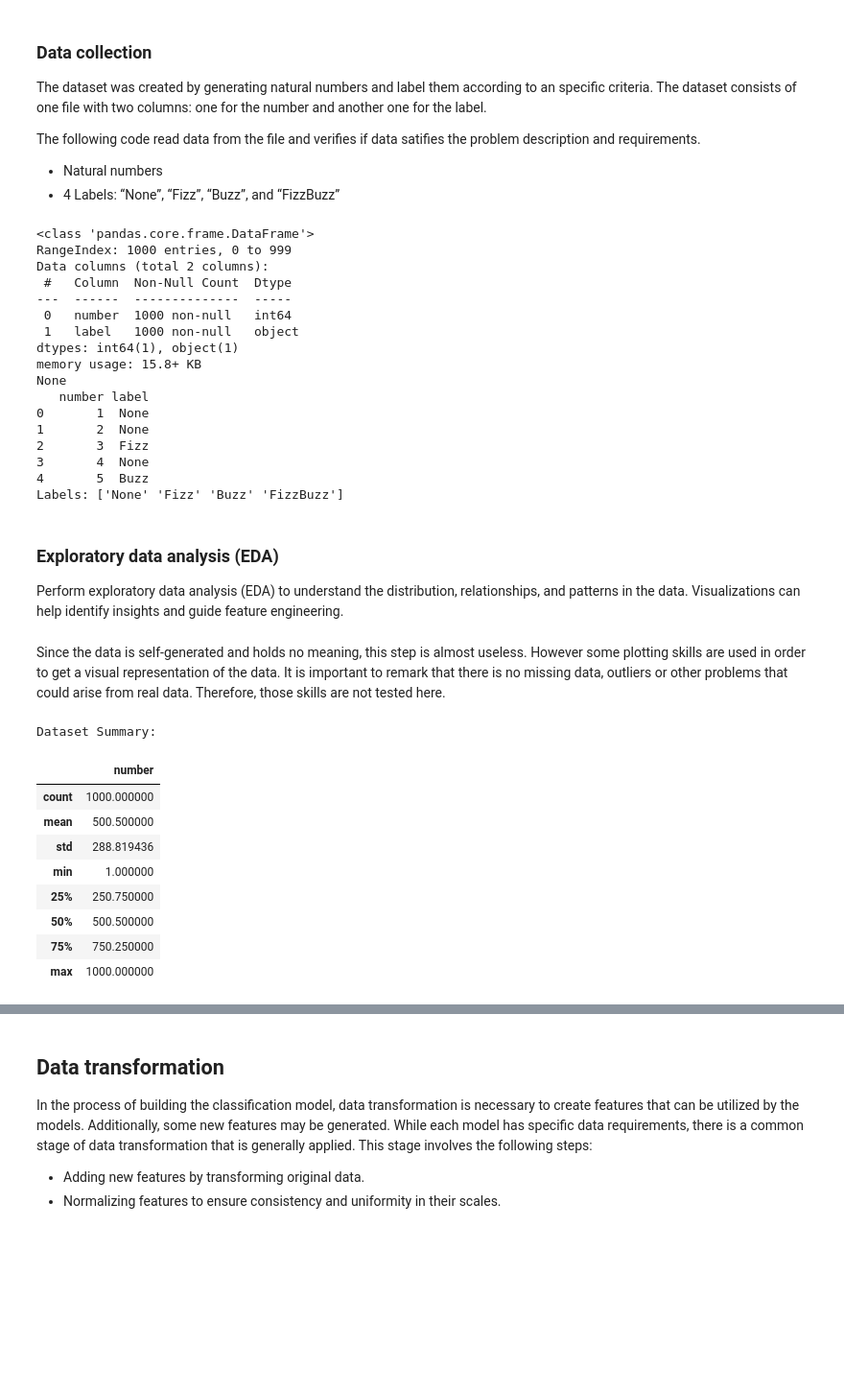
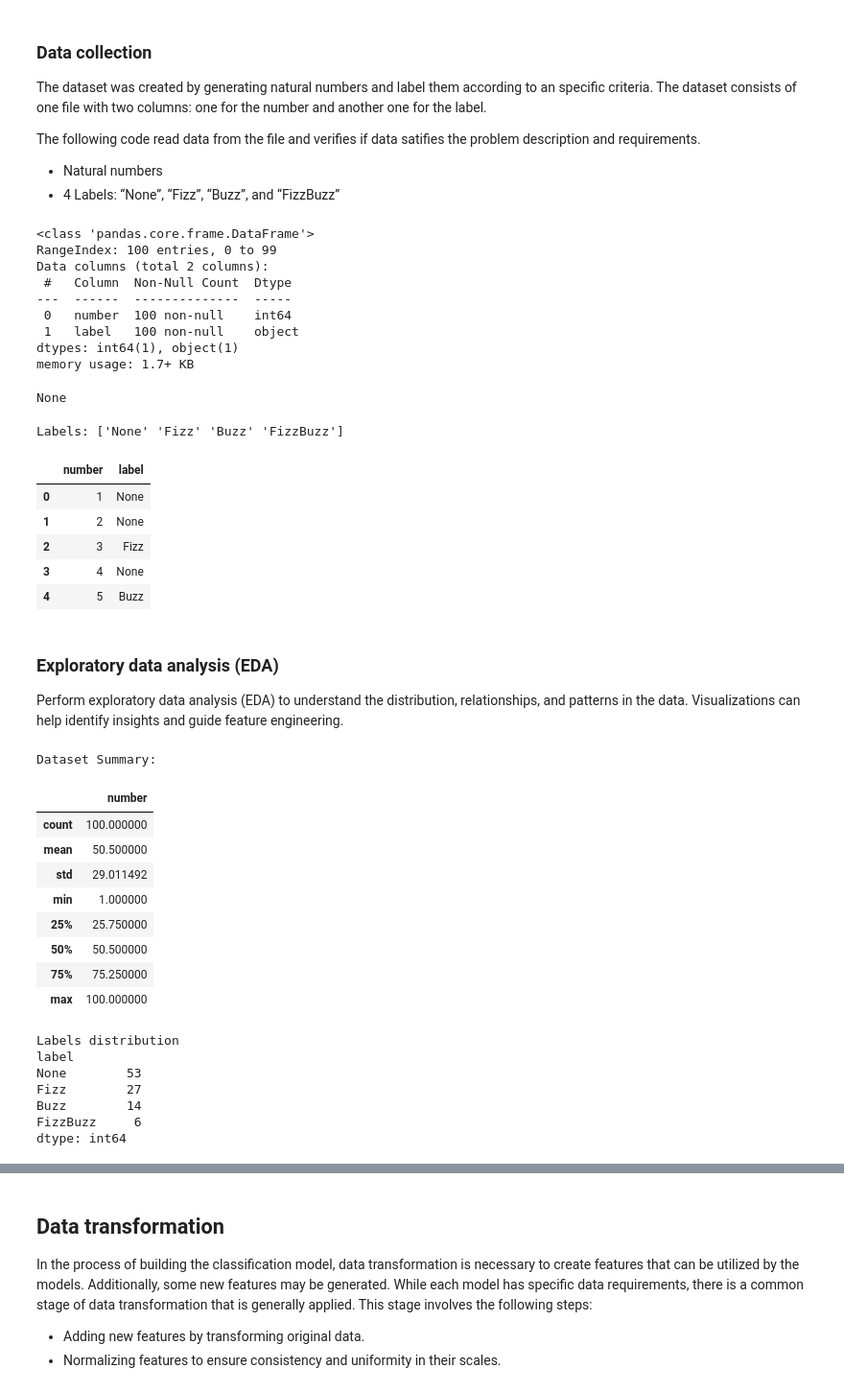
Before and after one commit to avillalon-dev/DataScienceChallenge, a Jupyter notebook: ML Classification/fizzbuzz_notebook.ipynb, the cells around one changed output, grey strips where cells are left out. Shown at 96% size. Saved outputs shown, nothing was run; the diff lists cells and outputs as text; code cells hidden in the pictures; blank space fills up the shorter version.

```diff
--- a/ML Classification/fizzbuzz_notebook.ipynb
+++ b/ML Classification/fizzbuzz_notebook.ipynb
@@ -26,50 +26,59 @@ The following code read data from the file and verifies if data satifies the pro
 # %%
 # Load and preprocess the data
 loader = DataLoader()
-set_length = 1000
+set_length = 100
 loader.generate_data(set_length)
 df_data = loader.load_data('original', set_length)
 
 display(df_data.info())
-display(df_data.head(5))
 labels = df_data['label'].unique()
 print(f'Labels: {labels}')
+display(df_data.head(5))
 # %% [output]
 <class 'pandas.core.frame.DataFrame'>
-RangeIndex: 1000 entries, 0 to 999
+RangeIndex: 100 entries, 0 to 99
 Data columns (total 2 columns):
  #   Column  Non-Null Count  Dtype
 ---  ------  --------------  -----
- 0   number  1000 non-null   int64
- 1   label   1000 non-null   object
+ 0   number  100 non-null    int64
+ 1   label   100 non-null    object
 dtypes: int64(1), object(1)
-memory usage: 15.8+ KB
-None
-   number label
-0       1  None
-1       2  None
-2       3  Fizz
-3       4  None
-4       5  Buzz
-Labels: ['None' 'Fizz' 'Buzz' 'FizzBuzz']
+memory usage: 1.7+ KB
+None
+Labels: ['None' 'Fizz' 'Buzz' 'FizzBuzz']
+|  | number | label |
+| 0 | 1 | None |
+| 1 | 2 | None |
+| 2 | 3 | Fizz |
+| 3 | 4 | None |
+| 4 | 5 | Buzz |
 # %% [markdown]
 ### Exploratory data analysis (EDA)
 
 Perform exploratory data analysis (EDA) to understand the distribution, relationships, and patterns in the data. Visualizations can help identify insights and guide feature engineering.
-# %% [markdown]
-Since the data is self-generated and holds no meaning, this step is almost useless. However some plotting skills are used in order to get a visual representation of the data. It is important to remark that there is no missing data, outliers or other problems that could arise from real data. Therefore, those skills are not tested here.
 # %%
 # Print a summary of the dataset
 print("Dataset Summary:")
 display(df_data.describe())
+print("Labels distribution")
+labels_count = df_data.groupby('label').size()
+labels_count = labels_count.sort_values(ascending = False)
+print(labels_count)
 # %% [output]
 Dataset Summary:
 |  | number |
-| count | 1000.000000 |
-| mean | 500.500000 |
-| std | 288.819436 |
+| count | 100.000000 |
+| mean | 50.500000 |
+| std | 29.011492 |
 | min | 1.000000 |
-| 25% | 250.750000 |
-| 50% | 500.500000 |
-| 75% | 750.250000 |
-| max | 1000.000000 |
+| 25% | 25.750000 |
+| 50% | 50.500000 |
+| 75% | 75.250000 |
+| max | 100.000000 |
+Labels distribution
+label
+None        53
+Fizz        27
+Buzz        14
+FizzBuzz     6
+dtype: int64
```
Also changed, not shown: parts of 4 cells of this notebook, 1 other file.
